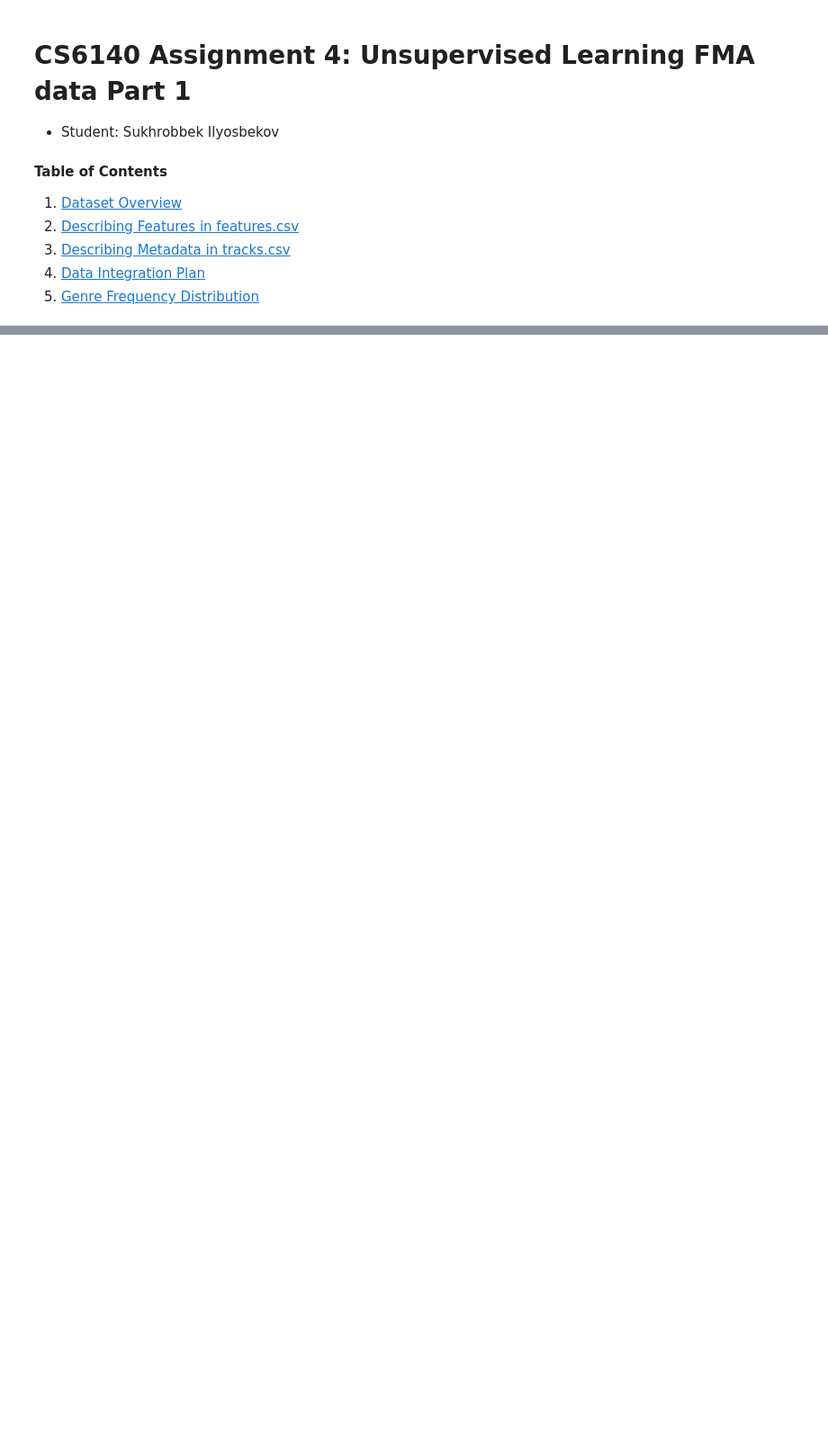
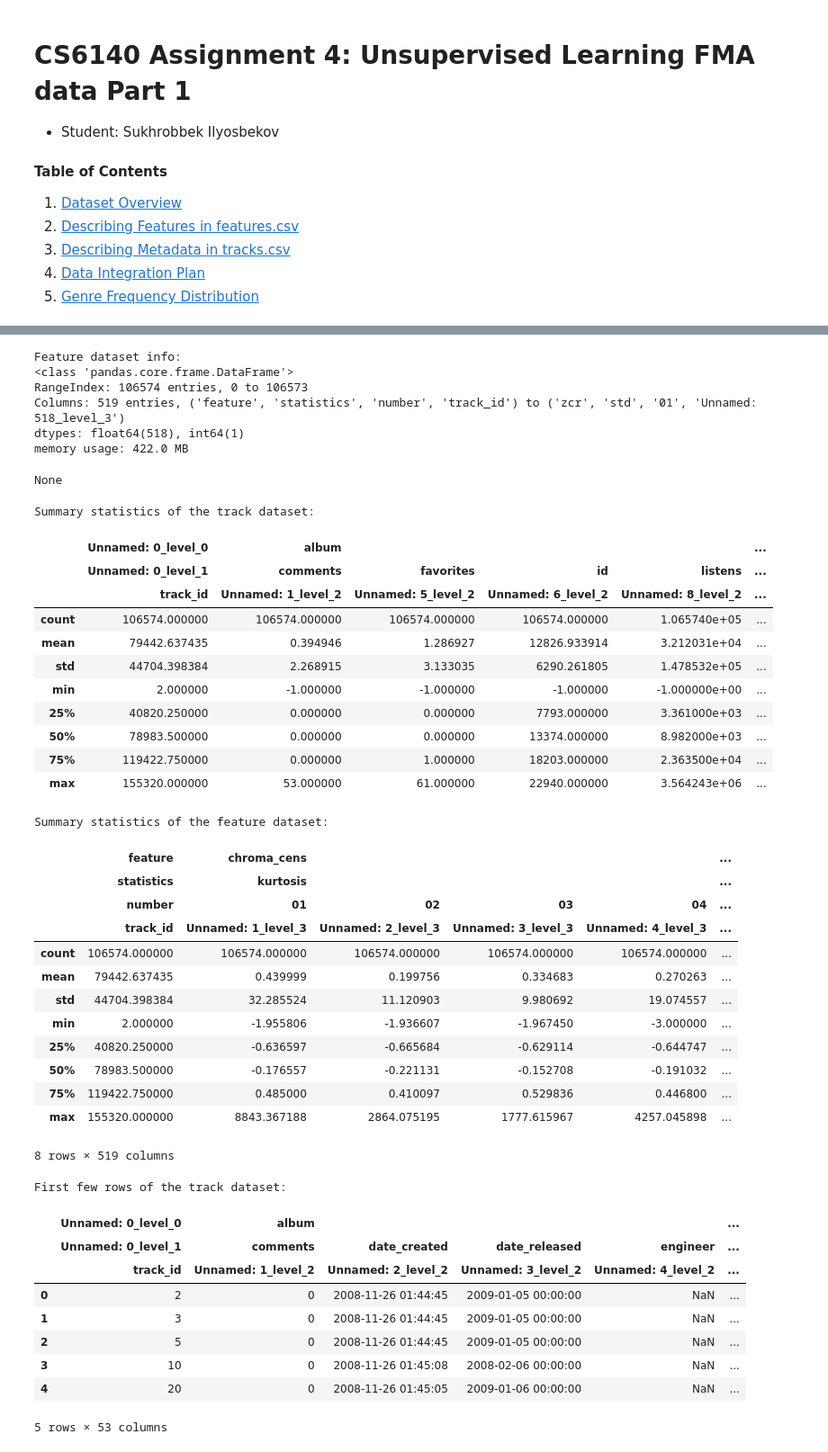
Before and after one commit to suxrobGM/cs6140-assignments, a Jupyter notebook: assignments/src/assignment4/notebook1.ipynb, the cells around one changed output, grey strips where cells are left out. Shown: that part at 90% size. Saved outputs shown, nothing was run; the diff lists cells and outputs as text; code cells hidden in the pictures; blank space fills up the shorter version.

Commit message:
added assignment 4 notebook

```diff
--- a/assignments/src/assignment4/notebook1.ipynb
+++ b/assignments/src/assignment4/notebook1.ipynb
@@ -46,0 +97,26 @@ def get_data_path(relative_path: str) -> str:
+# %%
+# Load the datasets
+tracks = pd.read_csv(get_data_path("assignment4/tracks.csv"), header=[0, 1, 2])
+features = pd.read_csv(get_data_path("assignment4/features.csv"), header=[0, 1, 2, 3])
+
+print("Shape of the track dataset:", tracks.shape)
+print("Shape of the feature dataset:", features.shape)
+
+print("Track dataset info:")
+display(tracks.info())
+
+print("Feature dataset info:")
+display(features.info())
+
+print("Summary statistics of the track dataset:")
+display(tracks.describe())
+
+print("Summary statistics of the feature dataset:")
+display(features.describe())
+
+print("First few rows of the track dataset:")
+display(tracks.head())
+
+print("First few rows of the feature dataset:")
+display(features.head())
+# %% [output]
@@ -46,0 +141,43 @@ def get_data_path(relative_path: str) -> str:
+Feature dataset info:
+<class 'pandas.core.frame.DataFrame'>
+RangeIndex: 106574 entries, 0 to 106573
+Columns: 519 entries, ('feature', 'statistics', 'number', 'track_id') to ('zcr', 'std', '01', 'Unnamed: 518_level_3')
+dtypes: float64(518), int64(1)
+memory usage: 422.0 MB
+None
+Summary statistics of the track dataset:
+|  | Unnamed: 0_level_0 | album |  |  |  | ... |
+|  | Unnamed: 0_level_1 | comments | favorites | id | listens | ... |
+|  | track_id | Unnamed: 1_level_2 | Unnamed: 5_level_2 | Unnamed: 6_level_2 | Unnamed: 8_level_2 | ... |
+| count | 106574.000000 | 106574.000000 | 106574.000000 | 106574.000000 | 1.065740e+05 | ... |
+| mean | 79442.637435 | 0.394946 | 1.286927 | 12826.933914 | 3.212031e+04 | ... |
+| std | 44704.398384 | 2.268915 | 3.133035 | 6290.261805 | 1.478532e+05 | ... |
+| min | 2.000000 | -1.000000 | -1.000000 | -1.000000 | -1.000000e+00 | ... |
+| 25% | 40820.250000 | 0.000000 | 0.000000 | 7793.000000 | 3.361000e+03 | ... |
+| 50% | 78983.500000 | 0.000000 | 0.000000 | 13374.000000 | 8.982000e+03 | ... |
+| 75% | 119422.750000 | 0.000000 | 1.000000 | 18203.000000 | 2.363500e+04 | ... |
+| max | 155320.000000 | 53.000000 | 61.000000 | 22940.000000 | 3.564243e+06 | ... |
+Summary statistics of the feature dataset:
+|  | feature | chroma_cens |  |  |  | ... |
+|  | statistics | kurtosis |  |  |  | ... |
+|  | number | 01 | 02 | 03 | 04 | ... |
+|  | track_id | Unnamed: 1_level_3 | Unnamed: 2_level_3 | Unnamed: 3_level_3 | Unnamed: 4_level_3 | ... |
+| count | 106574.000000 | 106574.000000 | 106574.000000 | 106574.000000 | 106574.000000 | ... |
+| mean | 79442.637435 | 0.439999 | 0.199756 | 0.334683 | 0.270263 | ... |
+| std | 44704.398384 | 32.285524 | 11.120903 | 9.980692 | 19.074557 | ... |
+| min | 2.000000 | -1.955806 | -1.936607 | -1.967450 | -3.000000 | ... |
+| 25% | 40820.250000 | -0.636597 | -0.665684 | -0.629114 | -0.644747 | ... |
+| 50% | 78983.500000 | -0.176557 | -0.221131 | -0.152708 | -0.191032 | ... |
+| 75% | 119422.750000 | 0.485000 | 0.410097 | 0.529836 | 0.446800 | ... |
+| max | 155320.000000 | 8843.367188 | 2864.075195 | 1777.615967 | 4257.045898 | ... |
+8 rows × 519 columns
+First few rows of the track dataset:
+|  | Unnamed: 0_level_0 | album |  |  |  | ... |
+|  | Unnamed: 0_level_1 | comments | date_created | date_released | engineer | ... |
+|  | track_id | Unnamed: 1_level_2 | Unnamed: 2_level_2 | Unnamed: 3_level_2 | Unnamed: 4_level_2 | ... |
+| 0 | 2 | 0 | 2008-11-26 01:44:45 | 2009-01-05 00:00:00 | NaN | ... |
+| 1 | 3 | 0 | 2008-11-26 01:44:45 | 2009-01-05 00:00:00 | NaN | ... |
+| 2 | 5 | 0 | 2008-11-26 01:44:45 | 2009-01-05 00:00:00 | NaN | ... |
+| 3 | 10 | 0 | 2008-11-26 01:45:08 | 2008-02-06 00:00:00 | NaN | ... |
+| 4 | 20 | 0 | 2008-11-26 01:45:05 | 2009-01-06 00:00:00 | NaN | ... |
+5 rows × 53 columns
```
Also changed, not shown: parts of 19 cells of this notebook.
